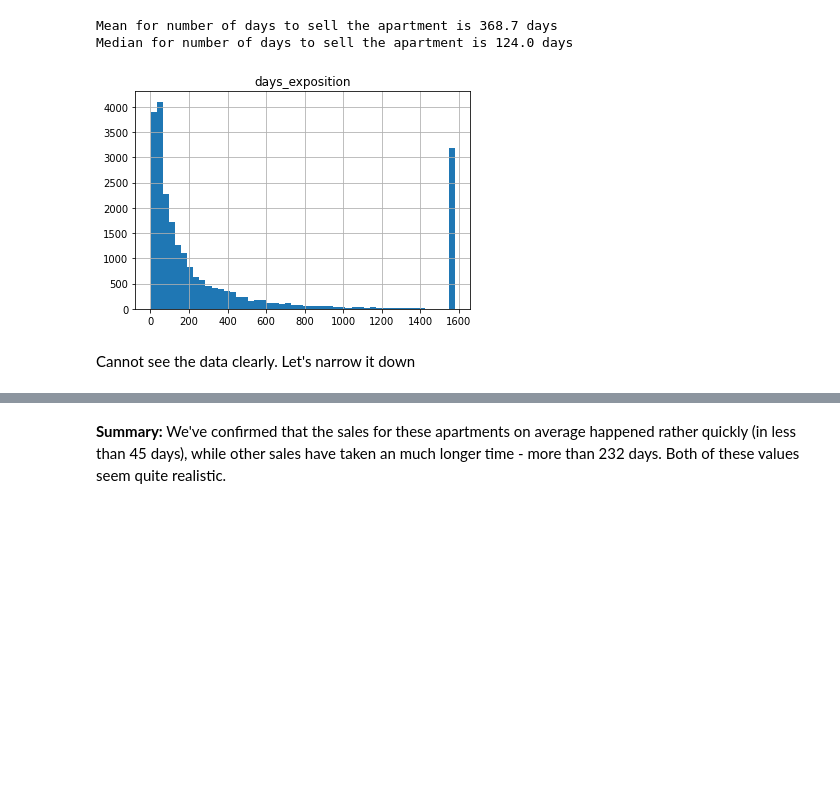
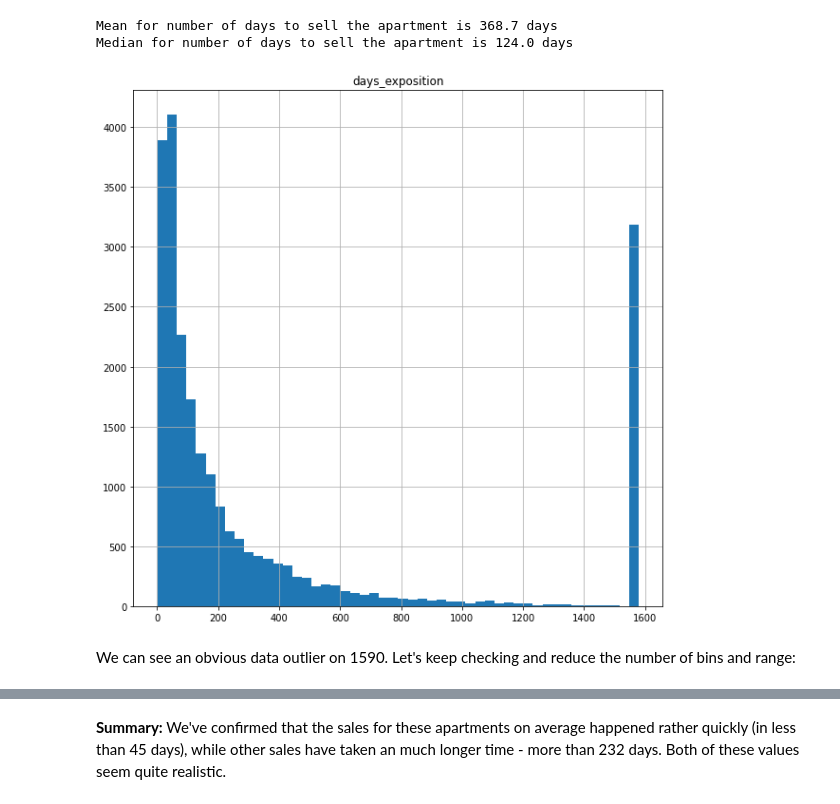
Before and after one commit to VeronicaCodes/sales_advert_in_housing_market_research, a Jupyter notebook: sales_advert_in_housing_market_research.ipynb, the cells around one changed output, grey strips where cells are left out. Drawn from its saved outputs; the diff is of its cells as text; code cells hidden in the pictures; blank space fills up the shorter version.

```diff
--- a/sales_advert_in_housing_market_research.ipynb
+++ b/sales_advert_in_housing_market_research.ipynb
@@ -667,10 +644,10 @@ Mean for number of days to sell the apartment is 368.7 days
 Median for number of days to sell the apartment is 124.0 days
 # %%
 # plot a histogram for 'days_exposition'
-df.hist(column='days_exposition', bins=50, range=(1, 1580))
+df.hist(column='days_exposition', bins=50, range=(1, 1580), figsize=(10,10))
 plt.show()
 # %% [output]
-[figure, old version]
+[figure, new version]
-# %% [markdown]
-Cannot see the data clearly. Let's narrow it down
+# %% [markdown]
+We can see an obvious data outlier on 1590. Let's keep checking and reduce the number of bins and range:
 # %%
```
Also changed, not shown: parts of 88 cells of this notebook.
